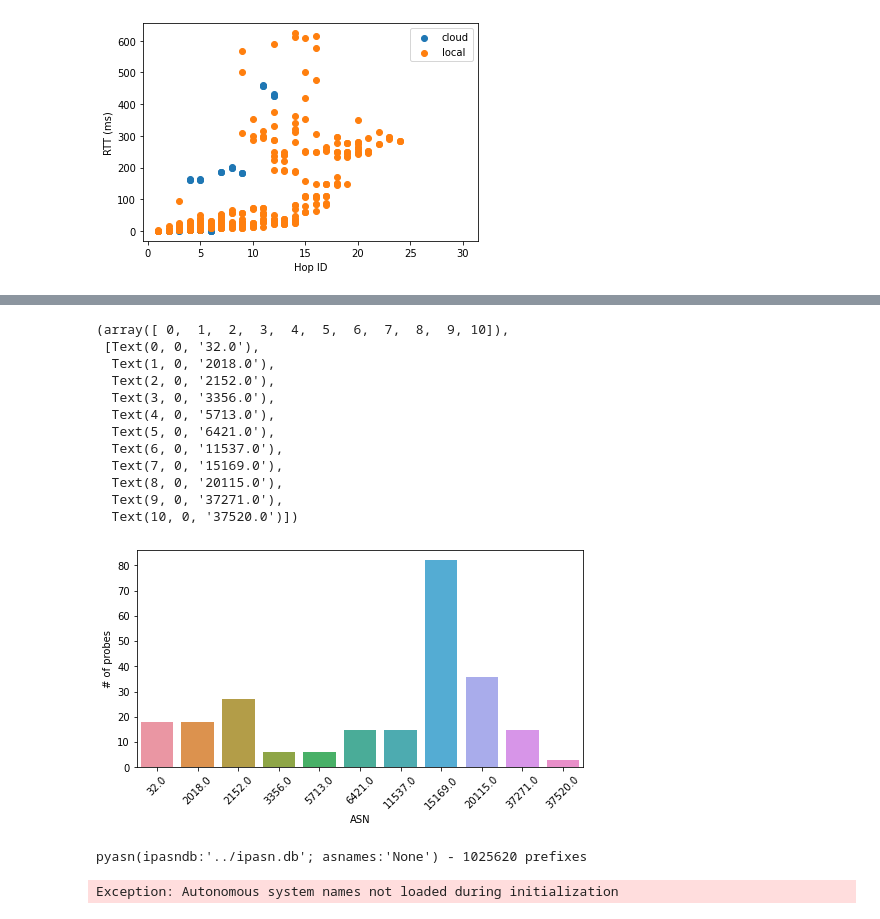
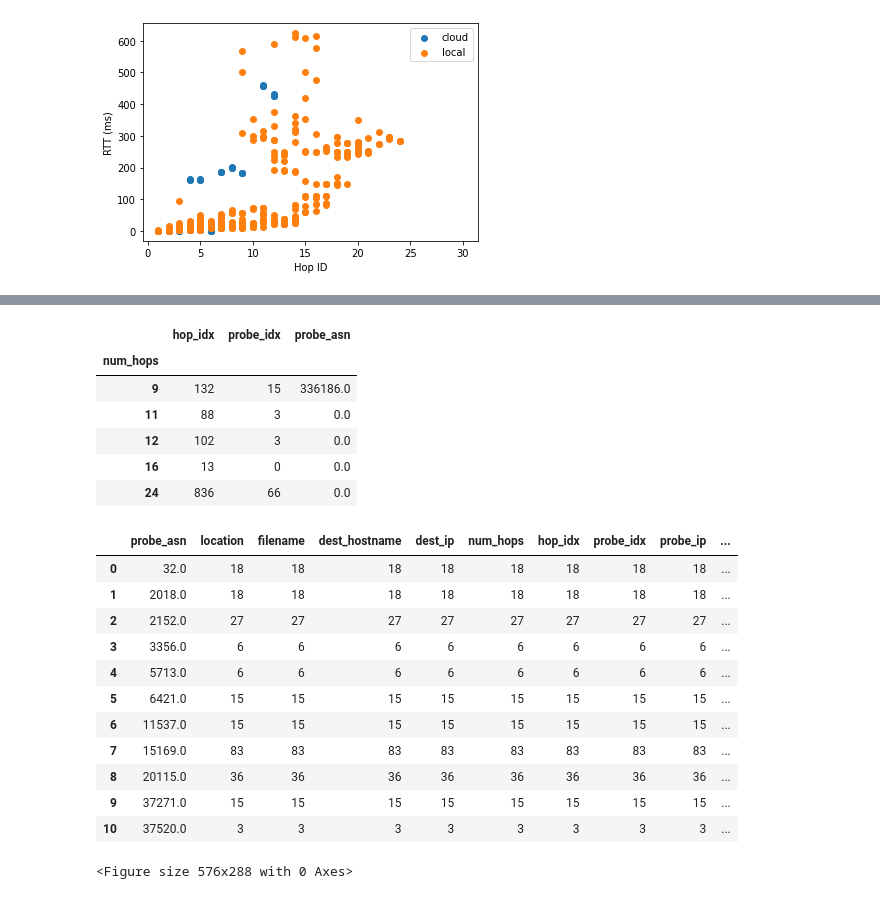
Before and after one commit to brucespang/cs197-starter-dataset, a Jupyter notebook: notebooks/traceroute lengths.ipynb, the cells around one changed output, grey strips where cells are left out. Cells and saved outputs as stored; diff of their text form; code cells hidden in the pictures.

```diff
--- a/notebooks/traceroute lengths.ipynb
+++ b/notebooks/traceroute lengths.ipynb
@@ -71,32 +118,30 @@ plt.hist(results[results.dest_ip == '146.231.128.43'].num_hops)
+# %%
+results[results.dest_ip == '146.231.128.43'].groupby('num_hops').sum()
+# %% [output]
+|  | hop_idx | probe_idx | probe_asn |
+| num_hops |  |  |  |
+| 9 | 132 | 15 | 336186.0 |
+| 11 | 88 | 3 | 0.0 |
+| 12 | 102 | 3 | 0.0 |
+| 16 | 13 | 0 | 0.0 |
+| 24 | 836 | 66 | 0.0 |
 # %%
 import seaborn as sns
 plt.figure(figsize=(8,4))
 by_asn = results.groupby('probe_asn', as_index=False).count()
 by_asn = by_asn.rename(columns={'probe_rtt_ms': 'num_probes'})
-sns.barplot(data=by_asn, x='probe_asn', y='num_probes')
-plt.ylabel("# of probes")
-plt.xlabel("ASN")
-plt.xticks(rotation=45)
+by_asn
 # %% [output]
+|  | probe_asn | location | filename | dest_hostname | dest_ip | num_hops | hop_idx | probe_idx | probe_ip | ... |
+| 0 | 32.0 | 18 | 18 | 18 | 18 | 18 | 18 | 18 | 18 | ... |
+| 1 | 2018.0 | 18 | 18 | 18 | 18 | 18 | 18 | 18 | 18 | ... |
+| 2 | 2152.0 | 27 | 27 | 27 | 27 | 27 | 27 | 27 | 27 | ... |
+| 3 | 3356.0 | 6 | 6 | 6 | 6 | 6 | 6 | 6 | 6 | ... |
+| 4 | 5713.0 | 6 | 6 | 6 | 6 | 6 | 6 | 6 | 6 | ... |
+| 5 | 6421.0 | 15 | 15 | 15 | 15 | 15 | 15 | 15 | 15 | ... |
+| 6 | 11537.0 | 15 | 15 | 15 | 15 | 15 | 15 | 15 | 15 | ... |
+| 7 | 15169.0 | 83 | 83 | 83 | 83 | 83 | 83 | 83 | 83 | ... |
+| 8 | 20115.0 | 36 | 36 | 36 | 36 | 36 | 36 | 36 | 36 | ... |
+| 9 | 37271.0 | 15 | 15 | 15 | 15 | 15 | 15 | 15 | 15 | ... |
+| 10 | 37520.0 | 3 | 3 | 3 | 3 | 3 | 3 | 3 | 3 | ... |
-(array([ 0,  1,  2,  3,  4,  5,  6,  7,  8,  9, 10]),
- [Text(0, 0, '32.0'),
-  Text(1, 0, '2018.0'),
-  Text(2, 0, '2152.0'),
-  Text(3, 0, '3356.0'),
-  Text(4, 0, '5713.0'),
-  Text(5, 0, '6421.0'),
-  Text(6, 0, '11537.0'),
-  Text(7, 0, '15169.0'),
-  Text(8, 0, '20115.0'),
-  Text(9, 0, '37271.0'),
-  Text(10, 0, '37520.0')])
+<Figure size 576x288 with 0 Axes>
-[figure, removed]
-# %%
-asndb = pyasn.pyasn('../ipasn.db')
-asndb
-# %% [output]
-pyasn(ipasndb:'../ipasn.db'; asnames:'None') - 1025620 prefixes
-# %%
-asndb.get_as_name(20115)
-# %% [output]
-Exception: Autonomous system names not loaded during initialization
```
Also changed, not shown: parts of 8 cells of this notebook.
